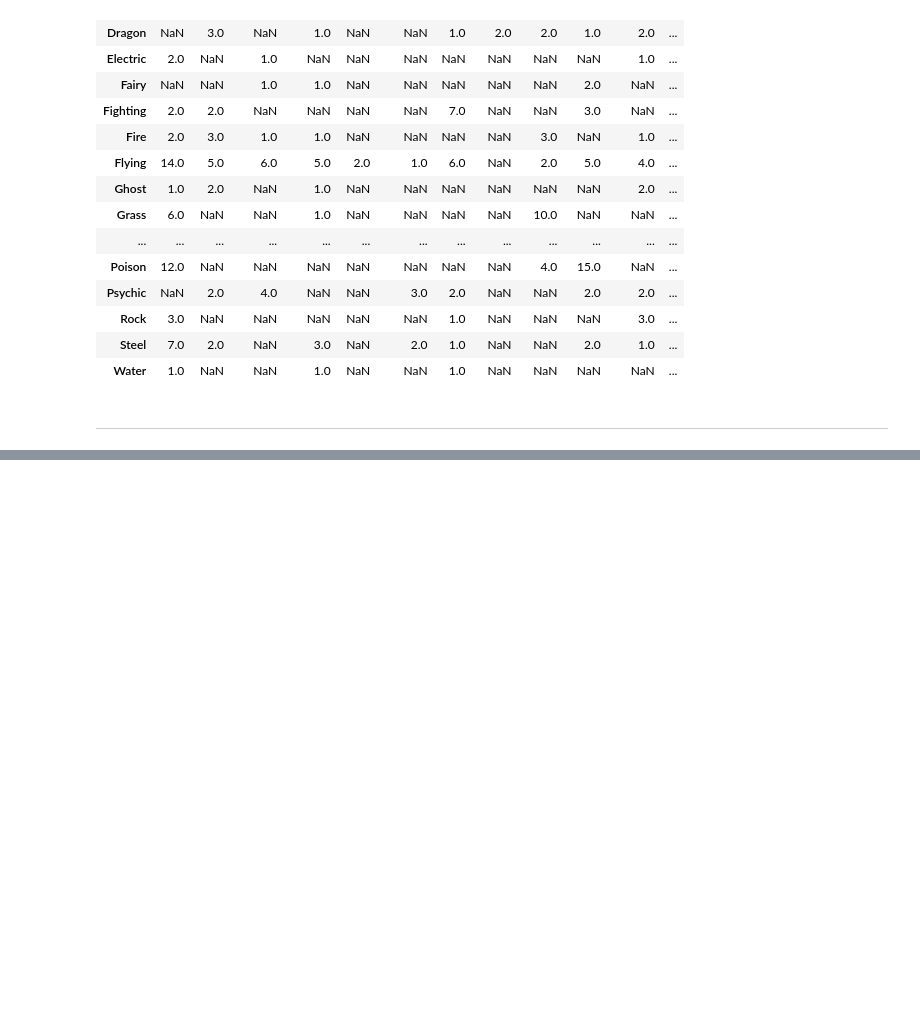
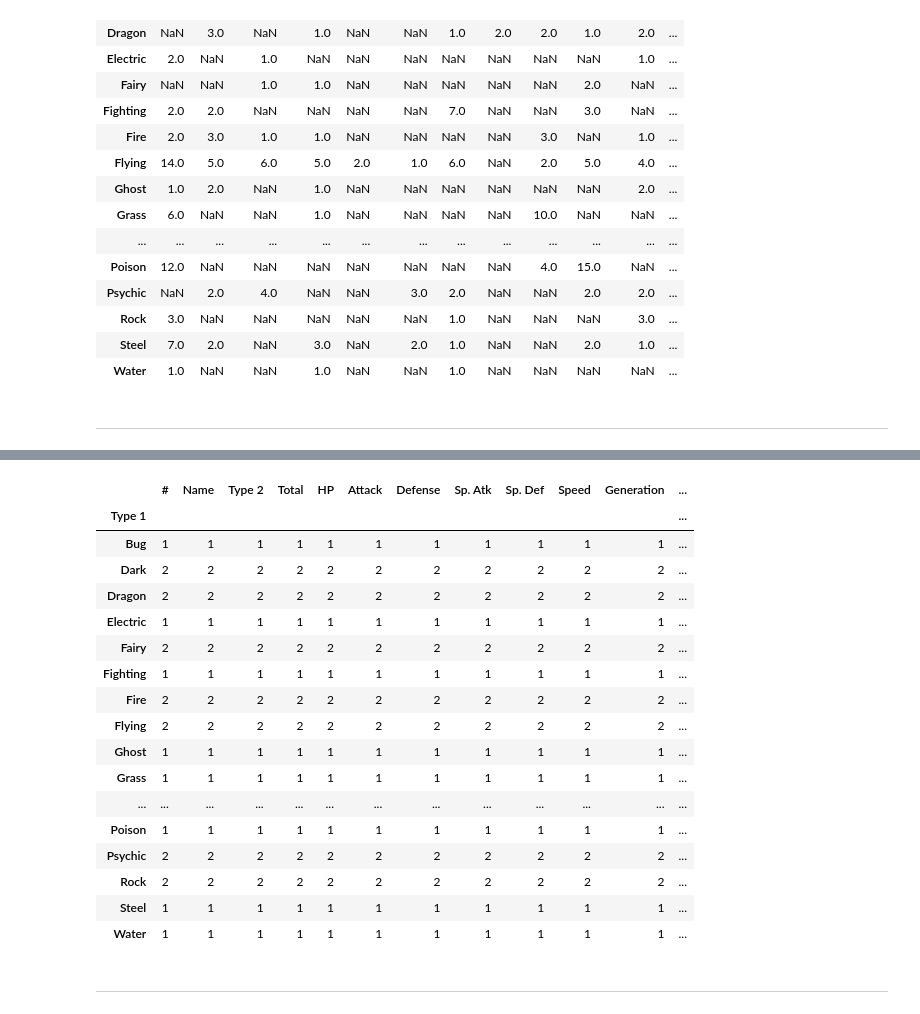
Before and after one commit to rishitc/Pandas-Mini-Projects, a Jupyter notebook: Pandas Basics Reference.ipynb, the cells around one changed output, grey strips where cells are left out. Saved outputs shown, nothing was run; the diff lists cells and outputs as text; code cells hidden in the pictures; blank space fills up the shorter version.

Commit message:
Added more examples for the .groupby() method. Added a short note about loading in data in chunks.

```diff
--- a/Pandas Basics Reference.ipynb
+++ b/Pandas Basics Reference.ipynb
@@ -1325,0 +1330,5 @@ pokemon_df.groupby(["Type 2", "Type 1"]).count()["Count"].unstack()
+# %%
+# Load 10 rows at a time
+for index, pokemon_df_chunks in enumerate(pd.read_csv(PATH_TO_MODIFIED_POKEMON_CSV, chunksize=10), start=1):
+    print(f"Chunk No. {index}")
+    print(pokemon_df_chunks)
@@ -1325,0 +1353,36 @@ pokemon_df.groupby(["Type 2", "Type 1"]).count()["Count"].unstack()
+# %%
+new_df = pd.DataFrame(columns=pokemon_df.columns)
+
+# Load 10 rows at a time
+for _, pokemon_df_chunks in enumerate(pd.read_csv(PATH_TO_MODIFIED_POKEMON_CSV, chunksize=10), start=1):
+    # Get the aggreate values in the chunk
+    result = pokemon_df_chunks.groupby("Type 1").count()
+
+    # Append the result to the new_df
+    new_df = pd.concat([new_df, result])
+
+    # Then perform the same aggreatiion in the new_df to incorporate the appended chunk's aggreate values
+    new_df = new_df.groupby("Type 1").count()
+
+new_df
+# %% [output]
+|  | # | Name | Type 2 | Total | HP | Attack | Defense | Sp. Atk | Sp. Def | Speed | Generation | ... |
+| Type 1 |  |  |  |  |  |  |  |  |  |  |  | ... |
+| Bug | 1 | 1 | 1 | 1 | 1 | 1 | 1 | 1 | 1 | 1 | 1 | ... |
+| Dark | 2 | 2 | 2 | 2 | 2 | 2 | 2 | 2 | 2 | 2 | 2 | ... |
+| Dragon | 2 | 2 | 2 | 2 | 2 | 2 | 2 | 2 | 2 | 2 | 2 | ... |
+| Electric | 1 | 1 | 1 | 1 | 1 | 1 | 1 | 1 | 1 | 1 | 1 | ... |
+| Fairy | 2 | 2 | 2 | 2 | 2 | 2 | 2 | 2 | 2 | 2 | 2 | ... |
+| Fighting | 1 | 1 | 1 | 1 | 1 | 1 | 1 | 1 | 1 | 1 | 1 | ... |
+| Fire | 2 | 2 | 2 | 2 | 2 | 2 | 2 | 2 | 2 | 2 | 2 | ... |
+| Flying | 2 | 2 | 2 | 2 | 2 | 2 | 2 | 2 | 2 | 2 | 2 | ... |
+| Ghost | 1 | 1 | 1 | 1 | 1 | 1 | 1 | 1 | 1 | 1 | 1 | ... |
+| Grass | 1 | 1 | 1 | 1 | 1 | 1 | 1 | 1 | 1 | 1 | 1 | ... |
+| ... | ... | ... | ... | ... | ... | ... | ... | ... | ... | ... | ... | ... |
+| Poison | 1 | 1 | 1 | 1 | 1 | 1 | 1 | 1 | 1 | 1 | 1 | ... |
+| Psychic | 2 | 2 | 2 | 2 | 2 | 2 | 2 | 2 | 2 | 2 | 2 | ... |
+| Rock | 2 | 2 | 2 | 2 | 2 | 2 | 2 | 2 | 2 | 2 | 2 | ... |
+| Steel | 1 | 1 | 1 | 1 | 1 | 1 | 1 | 1 | 1 | 1 | 1 | ... |
+| Water | 1 | 1 | 1 | 1 | 1 | 1 | 1 | 1 | 1 | 1 | 1 | ... |
+# %% [markdown]
+---
```
Also changed, not shown: parts of 2 cells of this notebook.
